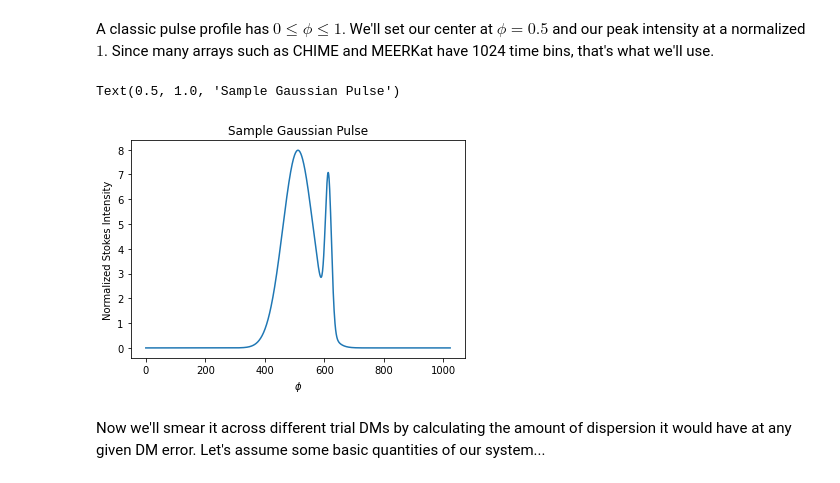
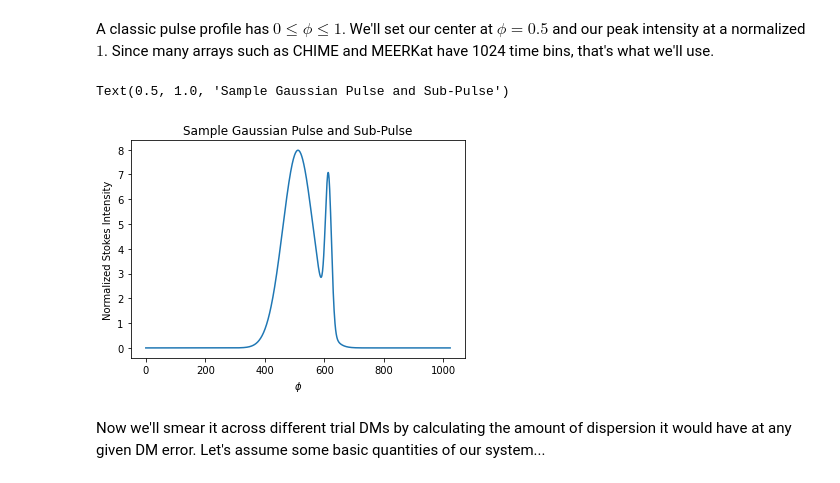
Before and after one commit to reyniersquillace/RadioTime, a Jupyter notebook: Fourier Faking.ipynb, the cells around one changed output. Saved outputs shown, nothing was run; the diff lists cells and outputs as text; code cells hidden in the pictures.

```diff
--- a/Fourier Faking.ipynb
+++ b/Fourier Faking.ipynb
@@ -13,13 +13,13 @@ A classic pulse profile has $0 \leq \phi \leq 1$. We'll set our center at $\phi
 # %%
 phi_bins = 1024
 pulse = gaussian(np.linspace(0, 1, phi_bins), 0.5, 0.05) + 0.15*gaussian(np.linspace(0, 1, phi_bins), 0.6, 0.01)
 plt.plot(pulse)
 plt.xlabel(r'$\phi$')
 plt.ylabel('Normalized Stokes Intensity')
-plt.title('Sample Gaussian Pulse')
+plt.title('Sample Gaussian Pulse and Sub-Pulse')
 # %% [output]
-Text(0.5, 1.0, 'Sample Gaussian Pulse')
+Text(0.5, 1.0, 'Sample Gaussian Pulse and Sub-Pulse')
-[figure, old version]
+[figure, new version]
 # %% [markdown]
 Now we'll smear it across different trial DMs by calculating the amount of dispersion it would have at any given DM error. Let's assume some basic quantities of our system...
 # %%
```
Also changed, not shown: parts of 2 cells of this notebook.
